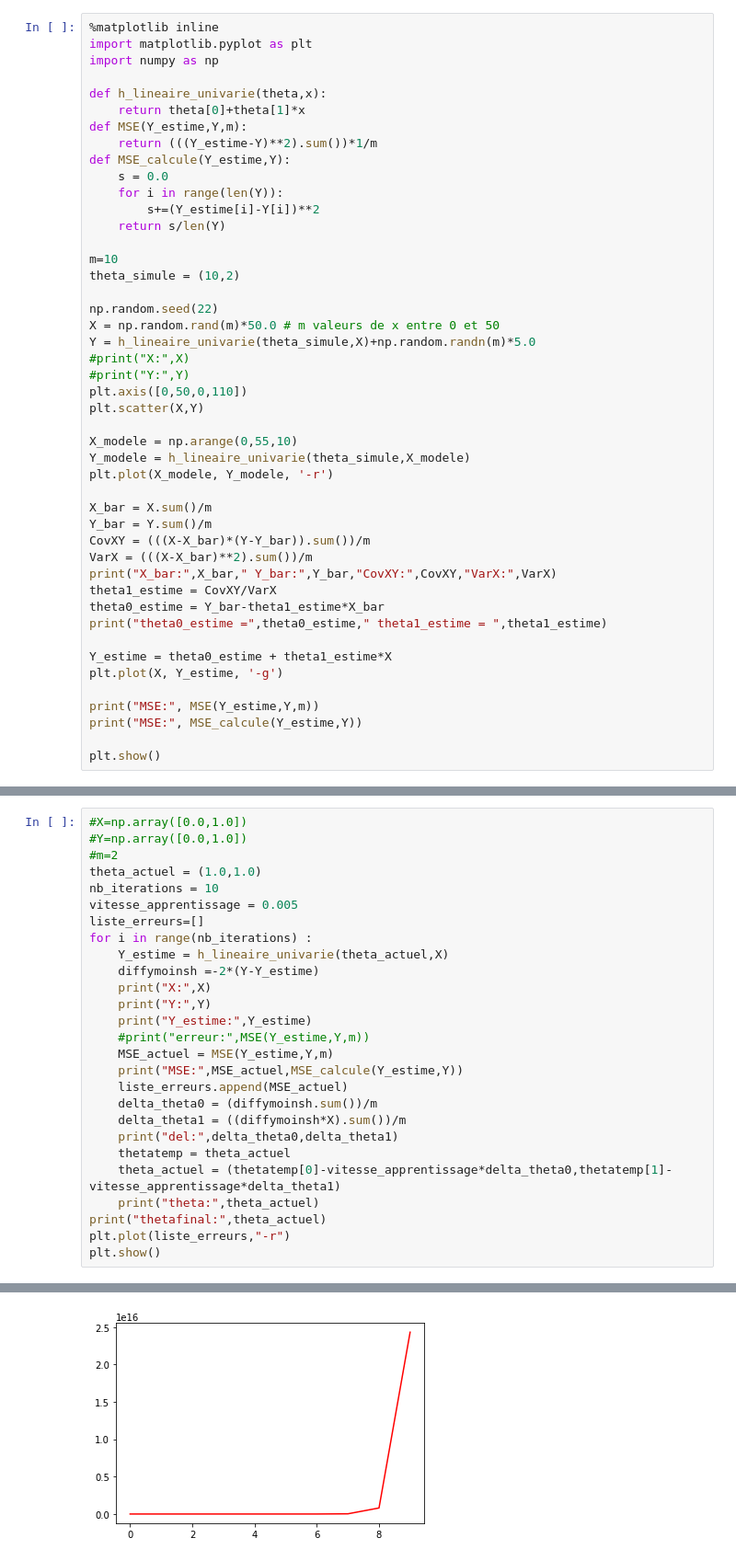
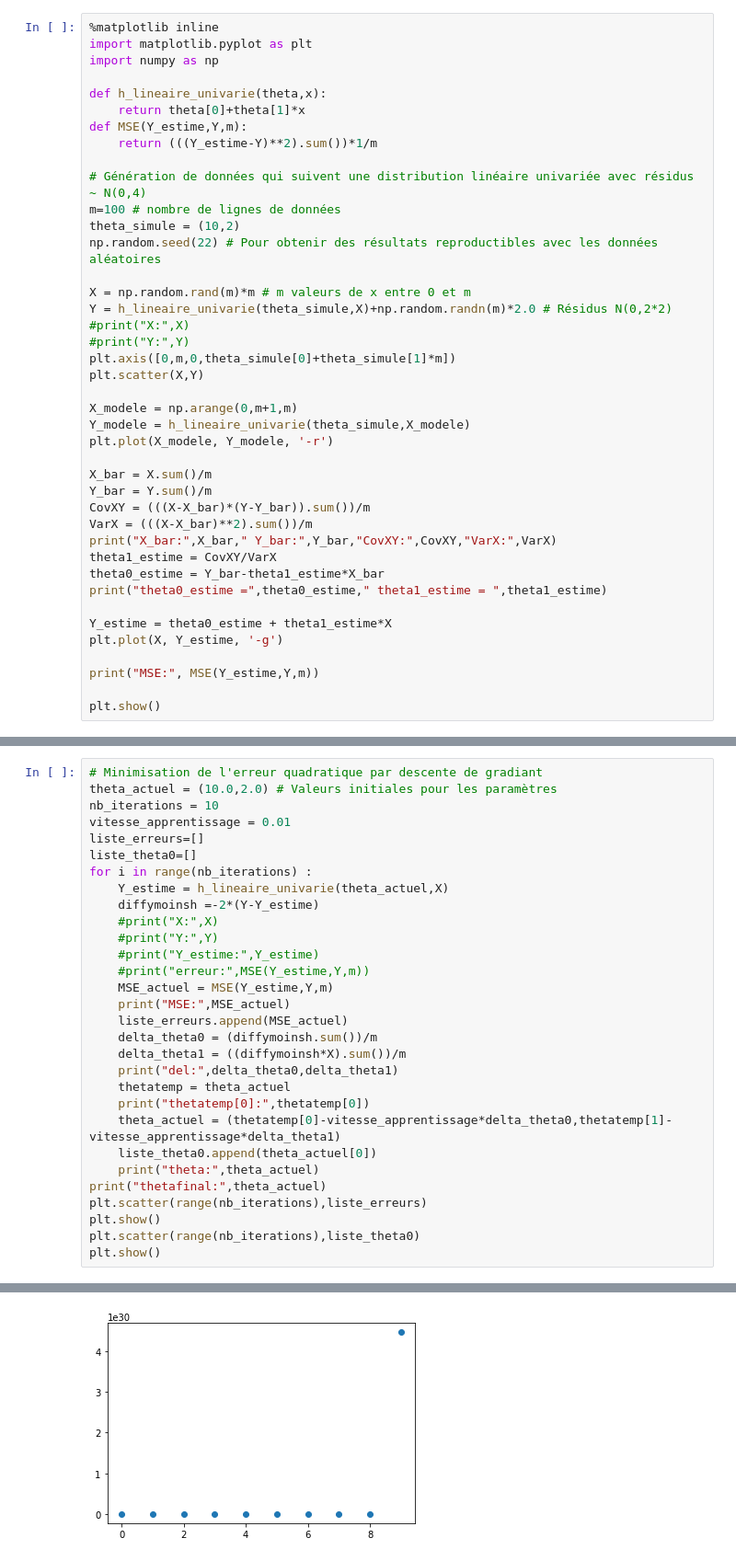
Before and after one commit to RobertGodin/CodePython, a Jupyter notebook: Notebooks/Regression.ipynb, the cells around one changed output, grey strips where cells are left out. Shown at 92% size. Cells and saved outputs as stored; diff of their text form.

Commit message:
Descente gradient ébauche

```diff
--- a/Notebooks/Regression.ipynb
+++ b/Notebooks/Regression.ipynb
@@ -32,24 +33,20 @@ def h_lineaire_univarie(theta,x):
     return theta[0]+theta[1]*x
 def MSE(Y_estime,Y,m):
     return (((Y_estime-Y)**2).sum())*1/m
-def MSE_calcule(Y_estime,Y):
-    s = 0.0
-    for i in range(len(Y)):
-        s+=(Y_estime[i]-Y[i])**2
-    return s/len(Y)
 
-m=10
+# Génération de données qui suivent une distribution linéaire univariée avec résidus ~ N(0,4)
+m=100 # nombre de lignes de données
 theta_simule = (10,2)
+np.random.seed(22) # Pour obtenir des résultats reproductibles avec les données aléatoires
 
-np.random.seed(22)
-X = np.random.rand(m)*50.0 # m valeurs de x entre 0 et 50
-Y = h_lineaire_univarie(theta_simule,X)+np.random.randn(m)*5.0
+X = np.random.rand(m)*m # m valeurs de x entre 0 et m
+Y = h_lineaire_univarie(theta_simule,X)+np.random.randn(m)*2.0 # Résidus N(0,2*2)
 #print("X:",X)
 #print("Y:",Y)
-plt.axis([0,50,0,110])
+plt.axis([0,m,0,theta_simule[0]+theta_simule[1]*m])
 plt.scatter(X,Y)
 
-X_modele = np.arange(0,55,10)
+X_modele = np.arange(0,m+1,m)
 Y_modele = h_lineaire_univarie(theta_simule,X_modele)
 plt.plot(X_modele, Y_modele, '-r')
 
@@ -66,7 +63,6 @@ Y_estime = theta0_estime + theta1_estime*X
 plt.plot(X, Y_estime, '-g')
 
 print("MSE:", MSE(Y_estime,Y,m))
-print("MSE:", MSE_calcule(Y_estime,Y))
 
 plt.show()
 # %% [output]
@@ -78,28 +73,31 @@ MSE: 20.942285927900272
 # %%
-#X=np.array([0.0,1.0])
-#Y=np.array([0.0,1.0])
-#m=2
-theta_actuel = (1.0,1.0)
+# Minimisation de l'erreur quadratique par descente de gradiant
+theta_actuel = (10.0,2.0) # Valeurs initiales pour les paramètres
 nb_iterations = 10
-vitesse_apprentissage = 0.005
+vitesse_apprentissage = 0.01
 liste_erreurs=[]
+liste_theta0=[]
 for i in range(nb_iterations) :
     Y_estime = h_lineaire_univarie(theta_actuel,X)
     diffymoinsh =-2*(Y-Y_estime)
-    print("X:",X)
-    print("Y:",Y)
-    print("Y_estime:",Y_estime)
+    #print("X:",X)
+    #print("Y:",Y)
+    #print("Y_estime:",Y_estime)
     #print("erreur:",MSE(Y_estime,Y,m))
     MSE_actuel = MSE(Y_estime,Y,m)
-    print("MSE:",MSE_actuel,MSE_calcule(Y_estime,Y))
+    print("MSE:",MSE_actuel)
     liste_erreurs.append(MSE_actuel)
     delta_theta0 = (diffymoinsh.sum())/m
     delta_theta1 = ((diffymoinsh*X).sum())/m
     print("del:",delta_theta0,delta_theta1)
     thetatemp = theta_actuel
+    print("thetatemp[0]:",thetatemp[0])
     theta_actuel = (thetatemp[0]-vitesse_apprentissage*delta_theta0,thetatemp[1]-vitesse_apprentissage*delta_theta1)
+    liste_theta0.append(theta_actuel[0])
     print("theta:",theta_actuel)
 print("thetafinal:",theta_actuel)
-plt.plot(liste_erreurs,"-r")
+plt.scatter(range(nb_iterations),liste_erreurs)
 plt.show()
+plt.scatter(range(nb_iterations),liste_theta0)
+plt.show()
 # %% [output]
@@ -123 +121 @@ thetafinal: (-1159518.2072947163, -33593494.06297949)
-[figure, old version]
+[figure, new version]
```
Also changed, not shown: parts of 3 cells of this notebook, 1 other file.
